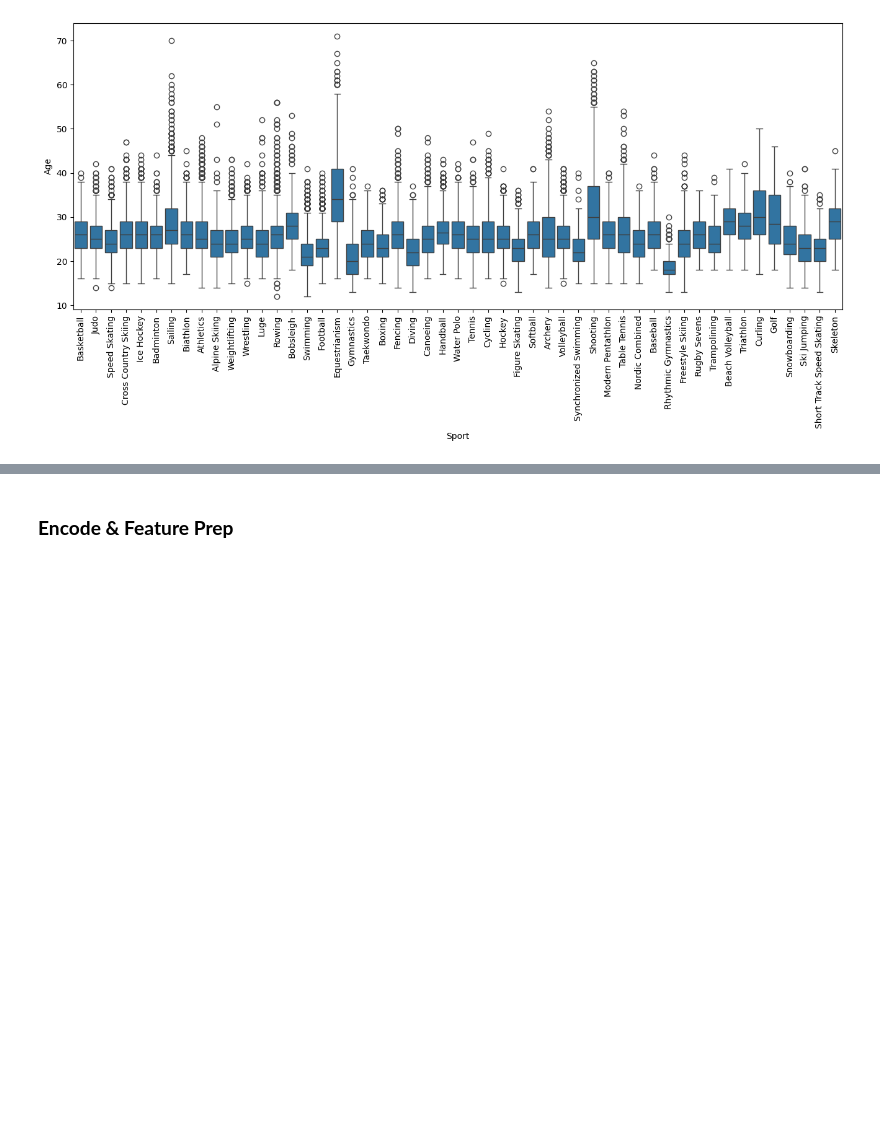
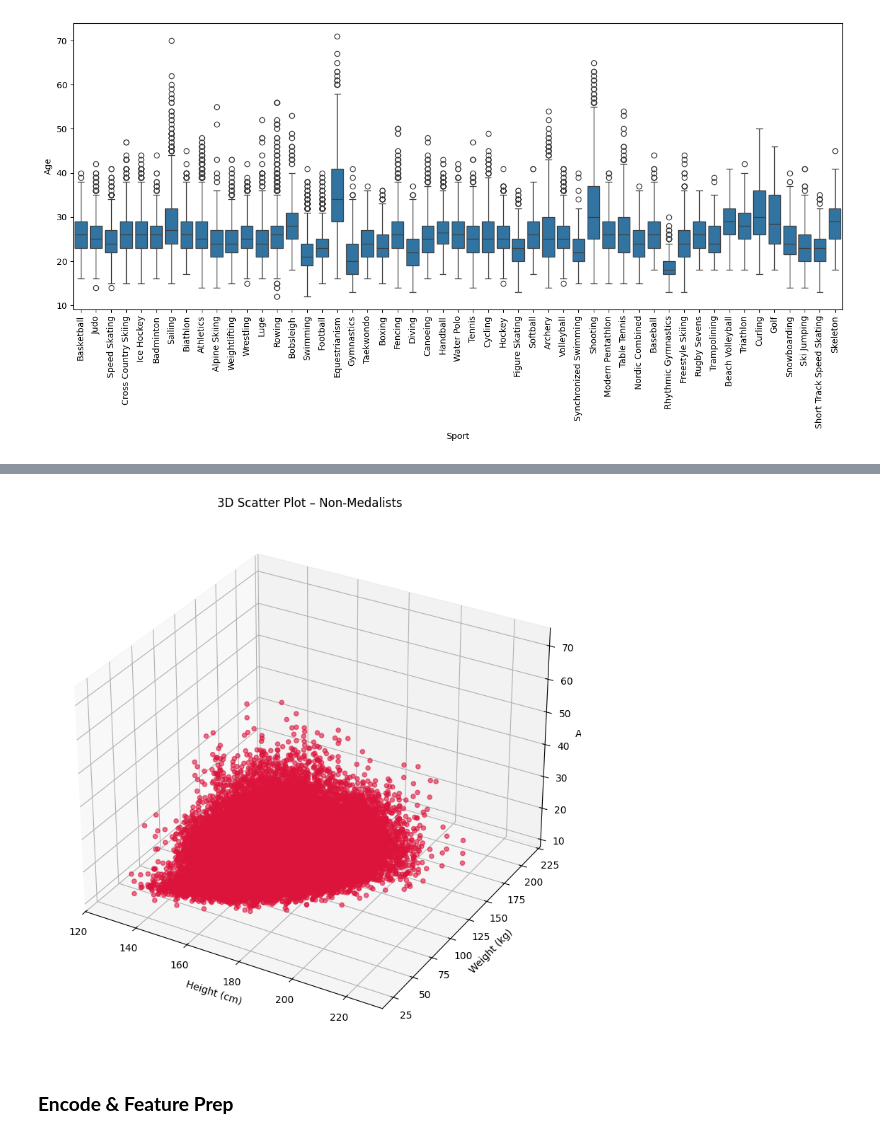
Before and after one commit to SophiaKim100/NDSRP, a Jupyter notebook: Olympic_Events.ipynb, the cells around one changed output, grey strips where cells are left out. Cells and saved outputs as stored; diff of their text form; code cells hidden in the pictures; blank space fills up the shorter version.

```diff
--- a/Olympic_Events.ipynb
+++ b/Olympic_Events.ipynb
@@ -133,3 +160,16 @@ plt.show()
+# %%
+fig = plt.figure(figsize=(10, 8))
+ax = fig.add_subplot(111, projection='3d')
+
+ax.scatter(non_medalists_df['Height'], non_medalists_df['Weight'], non_medalists_df['Age'], c='crimson', alpha=0.6)
+ax.set_xlabel('Height (cm)')
+ax.set_ylabel('Weight (kg)')
+ax.set_zlabel('Age')
+plt.title("3D Scatter Plot – Non-Medalists")
+plt.tight_layout()
+plt.show()
+# %% [output]
+[figure, added]
 # %% [markdown]
 ### **Encode & Feature Prep**
 # %%
```
Also changed, not shown: parts of 12 cells of this notebook.
